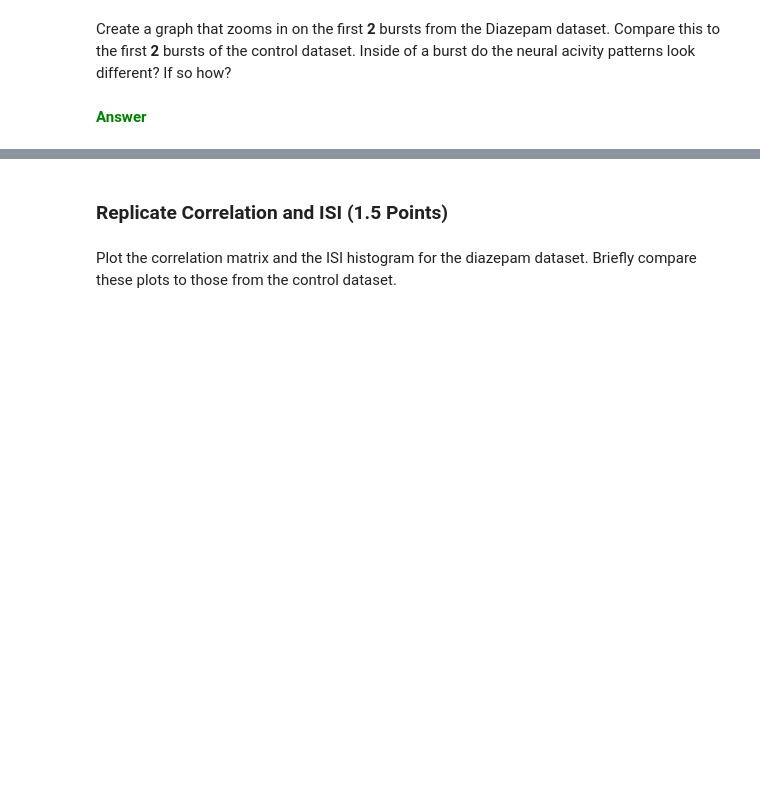
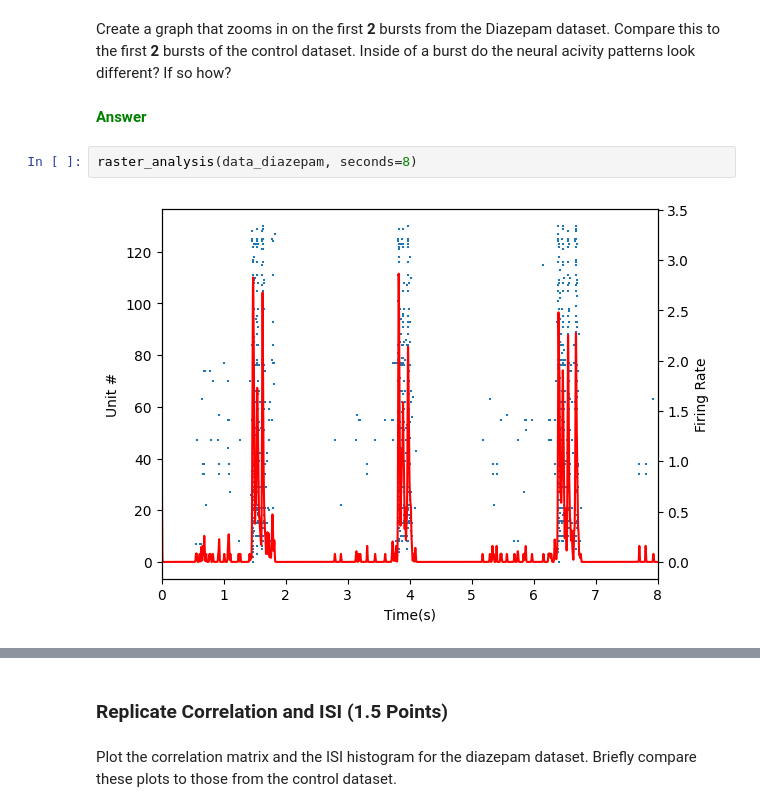
Before and after one commit to Braingeneers-Education/bme-118-2025-introduction-to-electrophysiology-JamesVLF, a Jupyter notebook: electrophysiology_introduction.ipynb, the cells around one changed output, grey strips where cells are left out. Saved outputs shown, nothing was run; the diff lists cells and outputs as text; blank space fills up the shorter version.

```diff
--- a/electrophysiology_introduction.ipynb
+++ b/electrophysiology_introduction.ipynb
@@ -236,3 +358,7 @@ Create a zoomed in plot of the spike raster for the diazepam dataset that shows
 Create a graph that zooms in on the first **2** bursts from the Diazepam dataset. Compare this to the first **2** bursts of the control dataset. Inside of a burst do the neural acivity patterns look different? If so how?
 # %% [markdown]
 <font color="green"><b>Answer
+# %%
+raster_analysis(data_diazepam, seconds=8)
+# %% [output]
+[figure, added]
```
Also changed, not shown: parts of 18 cells of this notebook.
